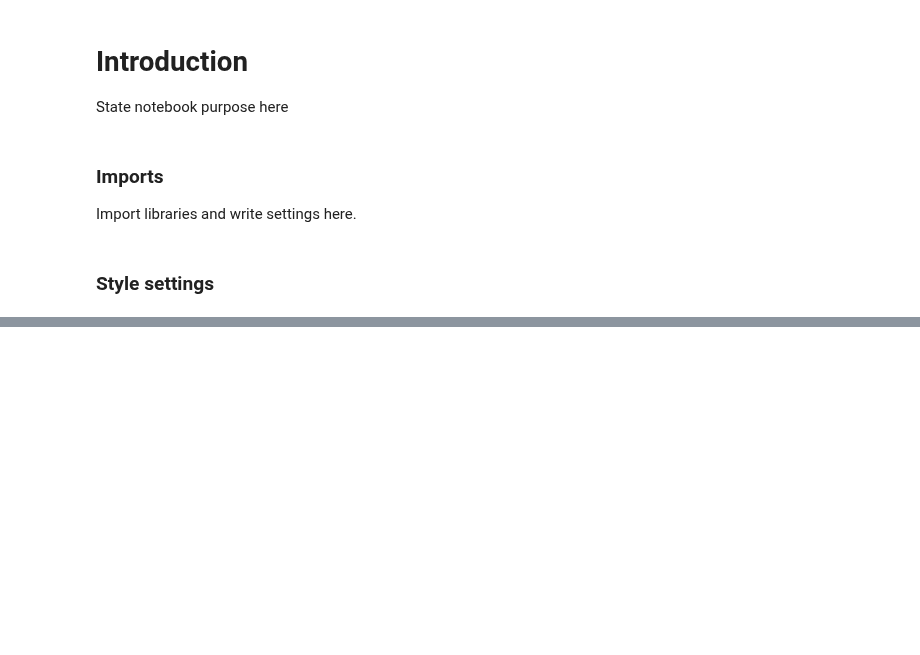
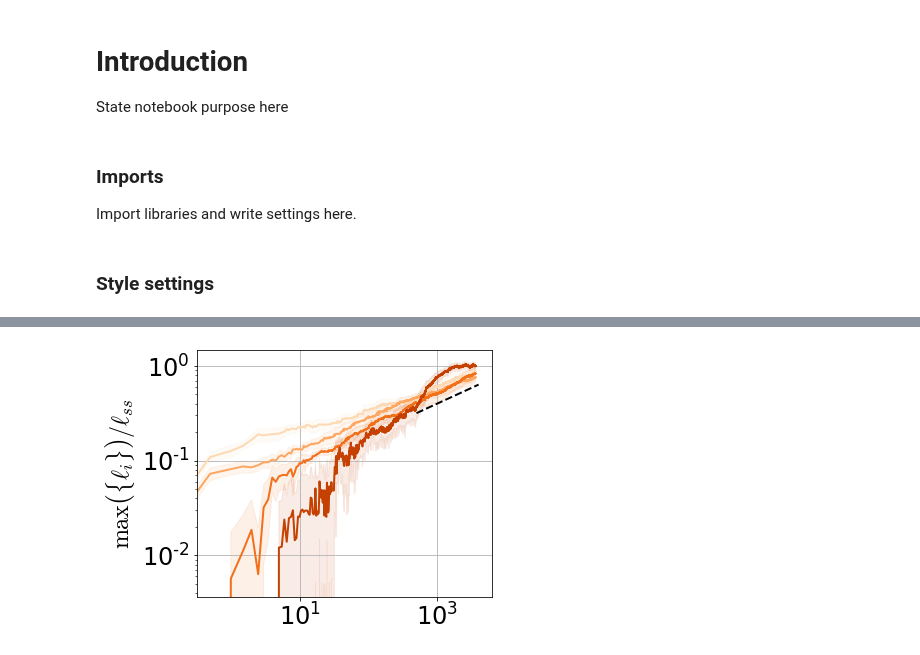
Before and after one commit to palladio11/aLENS_analysis, a Jupyter notebook: notebooks/chromatin_notebooks/Dyn_cond_figs/Figure3.ipynb, the cells around one changed output, grey strips where cells are left out. Saved outputs shown, nothing was run; the diff lists cells and outputs as text; code cells hidden in the pictures; blank space fills up the shorter version.

Commit message:
Reorganized figure order and improved fig 2,3 supps

```diff
--- a/notebooks/chromatin_notebooks/Dyn_cond_figs/Figure3.ipynb
+++ b/notebooks/chromatin_notebooks/Dyn_cond_figs/Figure3.ipynb
@@ -2187,0 +123,20 @@ for i in range(0,10):
+# %%
+def plot_confidence_int(
+    ax, time_arr, mean, std_dev, num_runs=12, color="b", ci=0.95, label="Mean", alpha=1.
+):
+    degrees_freedom = num_runs
+    confidence_interval = (
+        stats.t.ppf((1 + ci) / 2.0, degrees_freedom) * std_dev / np.sqrt(num_runs)
+    )
+
+    _ = ax.plot(time_arr, mean, label=label, color=color, alpha=alpha)
+    _ = ax.fill_between(
+        time_arr,
+        mean - confidence_interval,
+        mean + confidence_interval,
+        color=color,
+        alpha=0.1,
+    )
+
+def moving_average(data, window_size):
+    return np.convolve(data, np.ones(window_size)/window_size, mode='valid')
@@ -2188 +490,68 @@ for i in range(0,10):
+# %%
+labels_to_graph_dict = {
+    # r"$K_e = 1~\mu {\rm M}^{-1}, L_{sep} = 5~\mu {\rm m}$": "Pin5.0um_Ke1/",
+    # r"$K_e = 3~\mu {\rm M}^{-1}, L_{sep} = 5~\mu {\rm m}$": "Pin5.0um_Ke3/",
+    # r"$K_e = 10~\mu {\rm M}^{-1}, L_{sep} = 5~\mu {\rm m}$": "Pin5.0um_Ke10/",
+    r"$K_e = 30~\mu {\rm M}^{-1}, L_{sep} = 3~\mu {\rm m}$": "Pin3.0um_Ke30",
+    r"$K_e = 30~\mu {\rm M}^{-1}, L_{sep} = 5~\mu {\rm m}$": "Pin5.0um_Ke30/",
+    r"$K_e = 30~\mu {\rm M}^{-1}, L_{sep} = 7~\mu {\rm m}$": "Pin7.0um_Ke30/",
+    # r"$K_e = 100~\mu {\rm M}^{-1}, L_{sep} = 5~\mu {\rm m}$": "Pin5.0um_Ke100",
+    r"$K_e = 30~\mu {\rm M}^{-1}, L_{sep} = 9~\mu {\rm m}$": "Pin9.0um_Ke30",
+    r"$K_e = 30~\mu {\rm M}^{-1}, L_{sep} = 11~\mu {\rm m}$": "Pin11.0um_Ke30",
+}
+cmap = plt.cm.Oranges
+n_shades = len(labels_to_graph_dict.keys())
+colors = [color for color in cmap(np.linspace(0.2, 1, n_shades))]
+new_cmap = mcolors.LinearSegmentedColormap.from_list('custom_blues', colors)
+
+fig, axarr = plt.subplots(1,1, figsize=(6, 4.5))
+
+with h5py.File("Figure2/fig2_pin_ke_data_dict.h5", "r") as h5d:
+    time_arr = h5d["time"][...]
+    for (label, key), color in zip(labels_to_graph_dict.items(), colors):
+        h5_data = h5d[key]
+
+        num_runs = h5_data.attrs["num_runs"]
+        mean = h5_data[:, 0]
+        min_length = min(mean.size, time_arr.size)
+        ss_mean = h5_data[-time_arr.size // 5 :, 0].mean()
+        mean = h5_data[:min_length, 0]
+        std_dev = h5_data[:min_length, 1]
+
+        # Plot total condensed fraction
+
+        # Plot chain in largest cluster
+        mean = h5_data[:min_length, 4]
+        std_dev = h5_data[:min_length, 5]
+        num_runs = h5_data.attrs["num_runs"]
+        plot_confidence_int(
+            axarr,
+            time_arr[:min_length],
+            mean / ss_mean,
+            std_dev / ss_mean,
+            num_runs,
+            color=color,
+            label=label,
+        )
+
+
+    _ = axarr.set_xscale("log")
+
+    _ = axarr.set_ylabel( r"$\max\left(\{\ell_i\}\right) / \ell_{ss}$")
+
+
+_ = axarr.set_yscale("log")
+
+
+# cbar.ax.set_position([0.15, 0.95, 0.7, 0.02])
+# cbar.set_ticks(np.arange(n_shades))
+# cbar.set_ticklabels(list(labels_to_graph_dict.keys()))
+_ = axarr.plot(np.arange(500, 4000), .04*np.power(np.arange(500, 4000), 1./3.), 'k--')
+
+
+fig.tight_layout()
+fig.savefig("Figure2/fig3_cond_dyn_Lsep_lss.png", dpi=300, bbox_inches="tight")
+fig.savefig("/mnt/home/alamson/papers/dyn_cond_paper/images/fig3_cond_dyn_Lsep_lss_inset.png", dpi=300, bbox_inches="tight")
+# %% [output]
+[figure, added]
 # %% [markdown]
```
Also changed, not shown: parts of 40 cells of this notebook, 4 other files.
